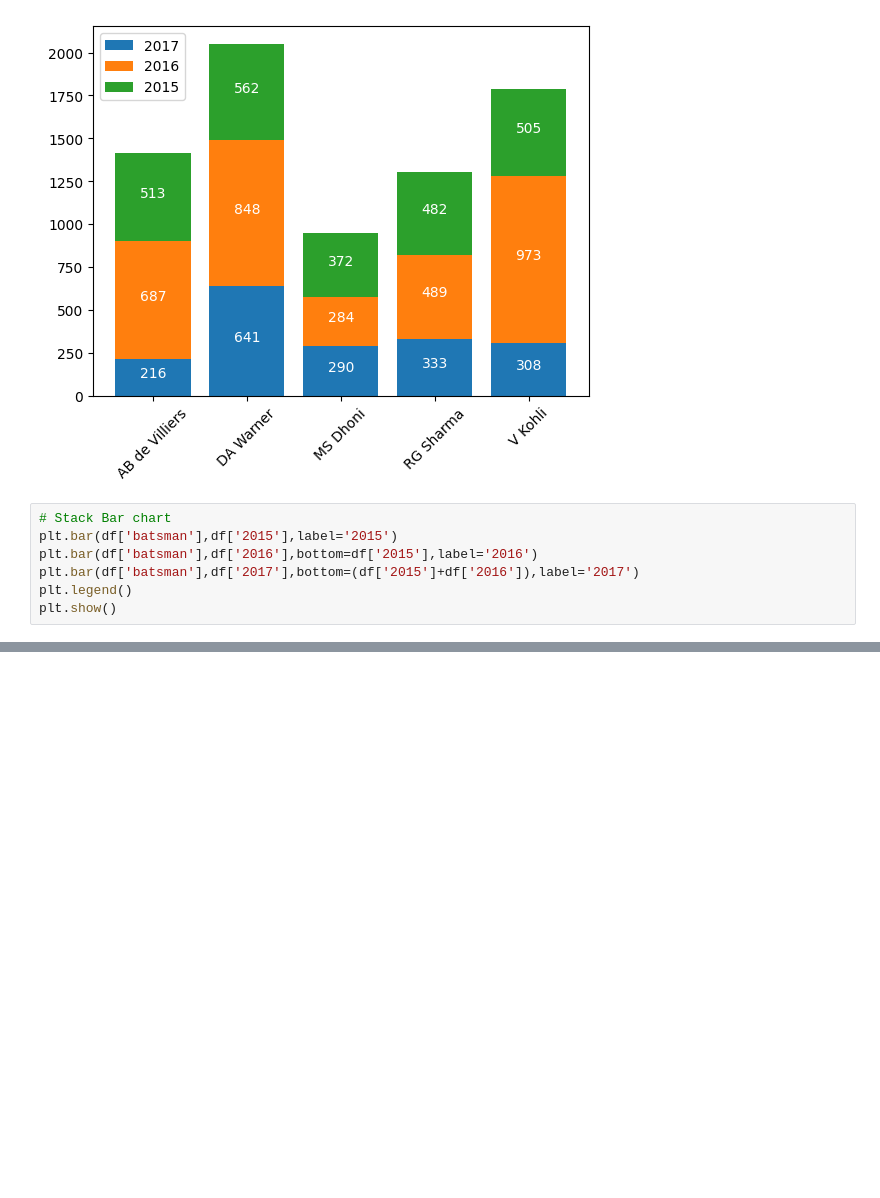
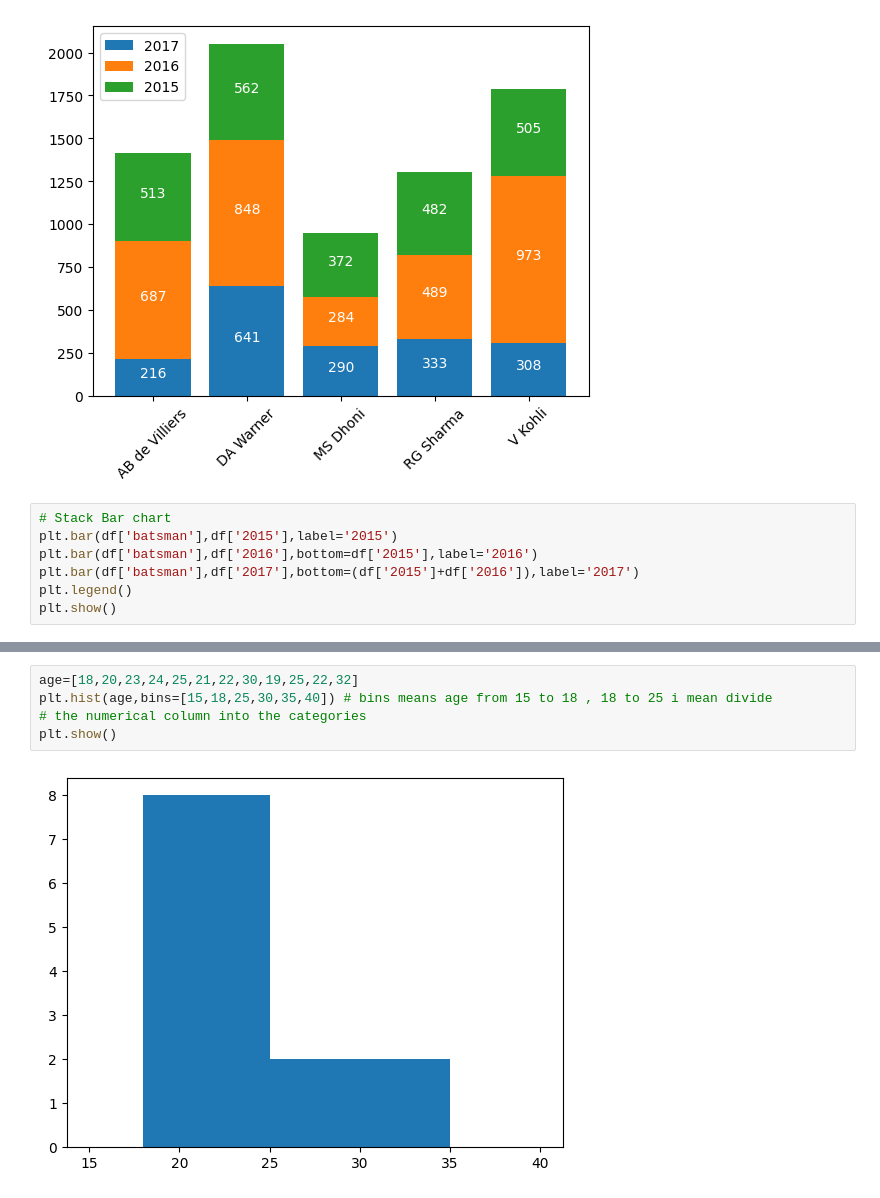
Before and after one commit to BilalWazir033/Ai-Lab, a Jupyter notebook: Ai Course by CampusX/Matplotlib/matplotlib.ipynb, the cells around one changed output, grey strips where cells are left out. Drawn from its saved outputs; the diff is of its cells as text; blank space fills up the shorter version.

```diff
--- a/Ai Course by CampusX/Matplotlib/matplotlib.ipynb
+++ b/Ai Course by CampusX/Matplotlib/matplotlib.ipynb
@@ -420,0 +434,7 @@ plt.show()
+# %%
+age=[18,20,23,24,25,21,22,30,19,25,22,32]
+plt.hist(age,bins=[15,18,25,30,35,40]) # bins means age from 15 to 18 , 18 to 25 i mean divide
+# the numerical column into the categories
+plt.show()
+# %% [output]
+[figure, added]
```
Also changed, not shown: parts of 5 cells of this notebook.
